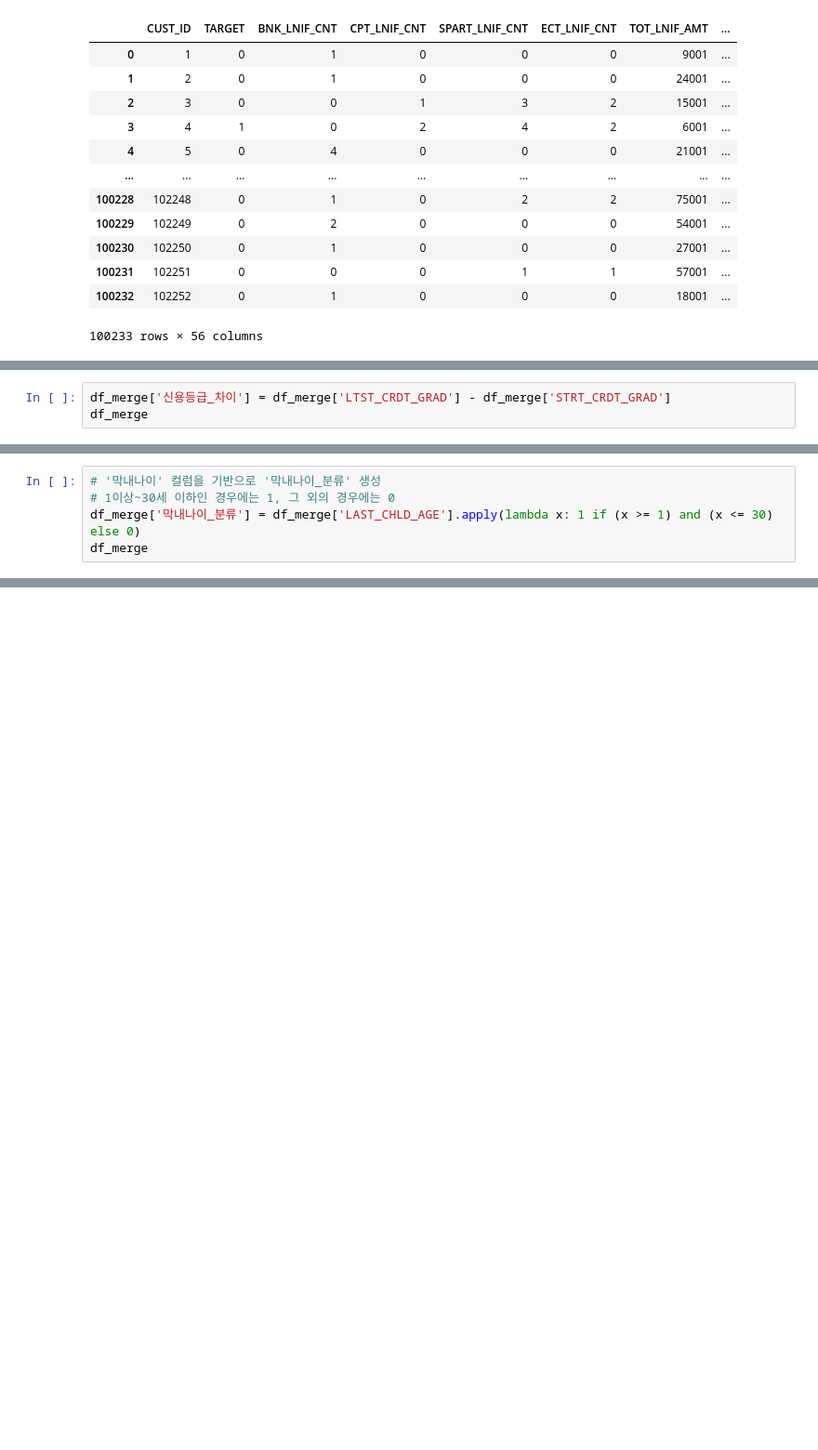
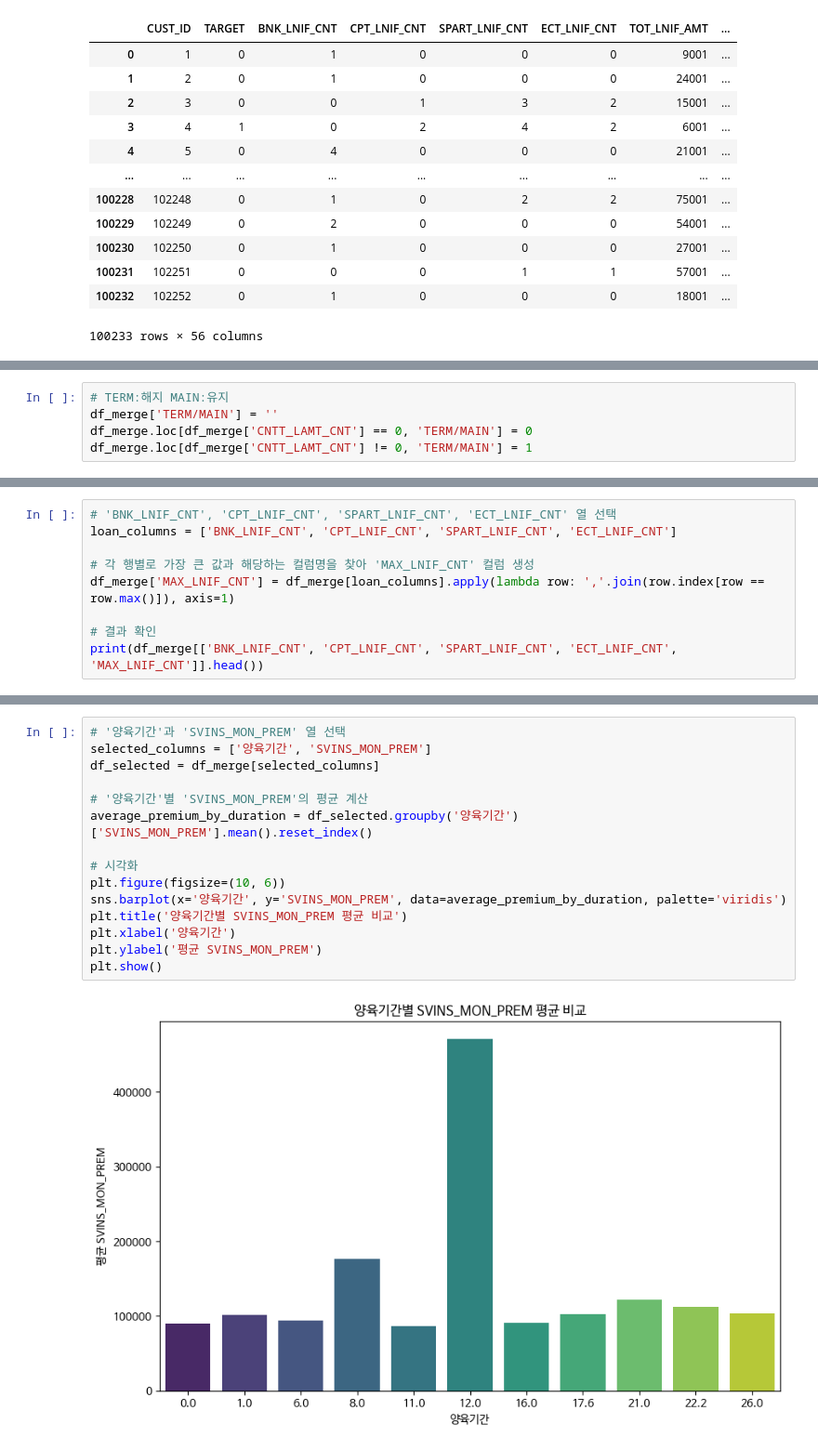
Before and after one commit to b4b4b4b4seo/POSCO-AI24B4, a Jupyter notebook: 보험 데이터 전처리.ipynb, the cells around one changed output, grey strips where cells are left out. Shown at 93% size. Drawn from its saved outputs; the diff is of its cells as text; blank space fills up the shorter version.

```diff
--- a/보험 데이터 전처리.ipynb
+++ b/보험 데이터 전처리.ipynb
@@ -940,3 +420,0 @@ df_merge
-# %%
-df_merge['신용등급_차이'] = df_merge['LTST_CRDT_GRAD'] - df_merge['STRT_CRDT_GRAD']
-df_merge
@@ -1001,5 +420,0 @@ array(['공무원', '자영업', '주부', '학생', '3차산업 종사자', '
-# %%
-# '막내나이' 컬럼을 기반으로 '막내나이_분류' 생성
-# 1이상~30세 이하인 경우에는 1, 그 외의 경우에는 0
-df_merge['막내나이_분류'] = df_merge['LAST_CHLD_AGE'].apply(lambda x: 1 if (x >= 1) and (x <= 30) else 0)
-df_merge
@@ -1084,0 +423,5 @@ df_merge
+# %%
+# TERM:해지 MAIN:유지
+df_merge['TERM/MAIN'] = ''
+df_merge.loc[df_merge['CNTT_LAMT_CNT'] == 0, 'TERM/MAIN'] = 0
+df_merge.loc[df_merge['CNTT_LAMT_CNT'] != 0, 'TERM/MAIN'] = 1
@@ -1084,0 +430,9 @@ df_merge
+# %%
+# 'BNK_LNIF_CNT', 'CPT_LNIF_CNT', 'SPART_LNIF_CNT', 'ECT_LNIF_CNT' 열 선택
+loan_columns = ['BNK_LNIF_CNT', 'CPT_LNIF_CNT', 'SPART_LNIF_CNT', 'ECT_LNIF_CNT']
+
+# 각 행별로 가장 큰 값과 해당하는 컬럼명을 찾아 'MAX_LNIF_CNT' 컬럼 생성
+df_merge['MAX_LNIF_CNT'] = df_merge[loan_columns].apply(lambda row: ','.join(row.index[row == row.max()]), axis=1)
+
+# 결과 확인
+print(df_merge[['BNK_LNIF_CNT', 'CPT_LNIF_CNT', 'SPART_LNIF_CNT', 'ECT_LNIF_CNT', 'MAX_LNIF_CNT']].head())
@@ -1084,0 +463,17 @@ df_merge
+# %%
+# '양육기간'과 'SVINS_MON_PREM' 열 선택
+selected_columns = ['양육기간', 'SVINS_MON_PREM']
+df_selected = df_merge[selected_columns]
+
+# '양육기간'별 'SVINS_MON_PREM'의 평균 계산
+average_premium_by_duration = df_selected.groupby('양육기간')['SVINS_MON_PREM'].mean().reset_index()
+
+# 시각화
+plt.figure(figsize=(10, 6))
+sns.barplot(x='양육기간', y='SVINS_MON_PREM', data=average_premium_by_duration, palette='viridis')
+plt.title('양육기간별 SVINS_MON_PREM 평균 비교')
+plt.xlabel('양육기간')
+plt.ylabel('평균 SVINS_MON_PREM')
+plt.show()
+# %% [output]
+[figure, added]
```
Also changed, not shown: parts of 232 cells of this notebook.
